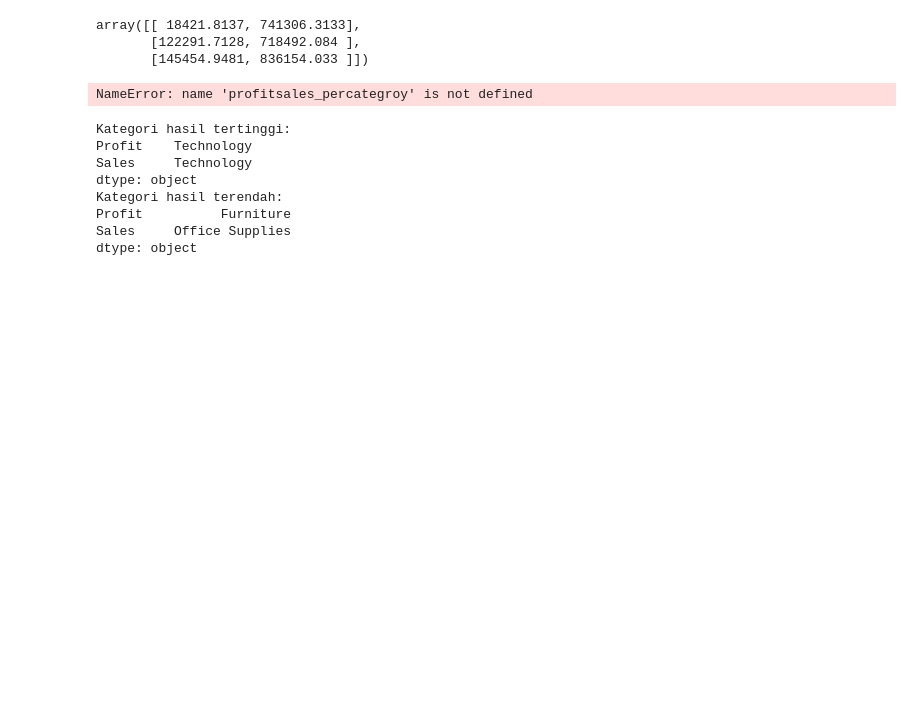
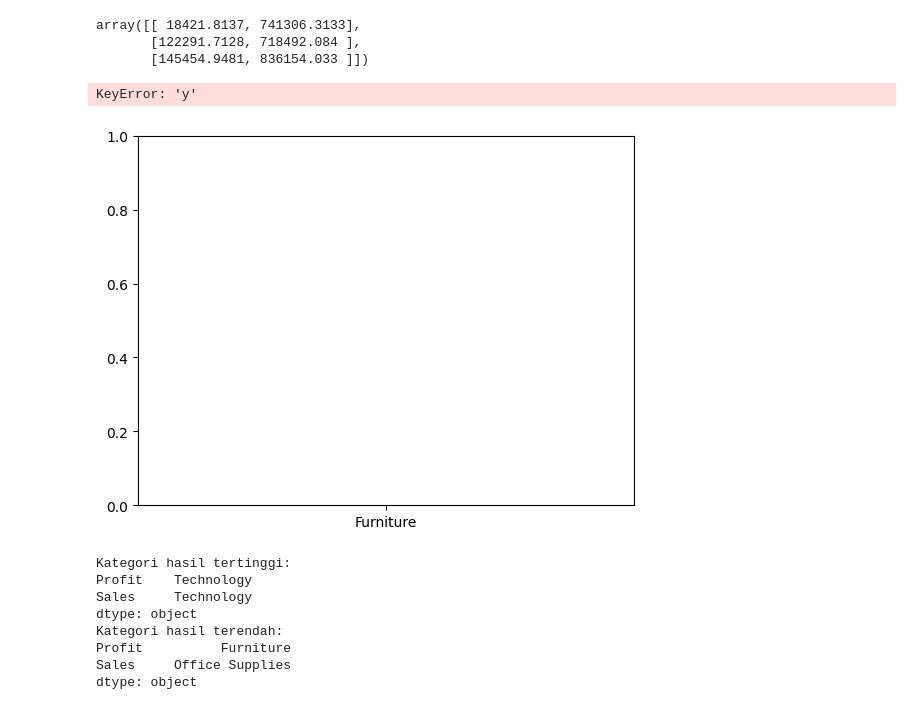
Before and after one commit to williamcolliins/Bootcamp_DataAnalyst, a Jupyter notebook: pertemuan14.ipynb, the cells around one changed output. Drawn from its saved outputs; the diff is of its cells as text; code cells hidden in the pictures; blank space fills up the shorter version.

```diff
--- a/pertemuan14.ipynb
+++ b/pertemuan14.ipynb
@@ -251,13 +251,14 @@ array([[ 18421.8137, 741306.3133],
        [122291.7128, 718492.084 ],
        [145454.9481, 836154.033 ]])
 # %%
-sns.barplot(x = profitsales_percategroy.index, y = profitsales_percategory.values[0:0], label = 'Profit')
-sns.barplot(x = profitsales_percategroy.index, y = profitsales_percategory.values[0:1], label = 'Sales')
+sns.lineplot(x = profitsales_percategory.index, y = profitsales_percategory.values[0: 0], label = 'Profit')
+sns.linelot(x = profitsales_percategory.index, y = profitsales_percategory.values[0: 1], label = 'Sales')
 plt.title('Profit And Sales Per Category')
 plt.legend()
 plt.show()
 # %% [output]
-NameError: name 'profitsales_percategroy' is not defined
+KeyError: 'y'
+[figure, added]
 # %%
 print(f"Kategori hasil tertinggi: \n{profitsales_percategory.idxmax()}")
 print(f"Kategori hasil terendah: \n{profitsales_percategory.idxmin()}")
```
Also changed, not shown: 2 other files.
